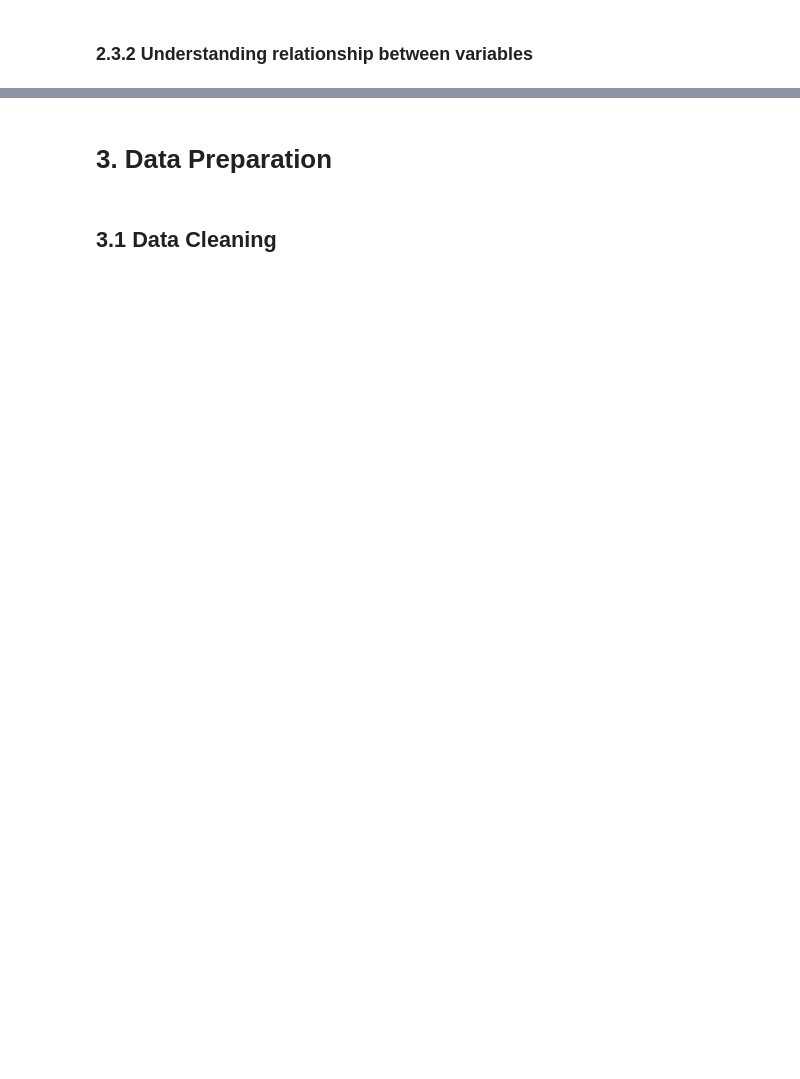
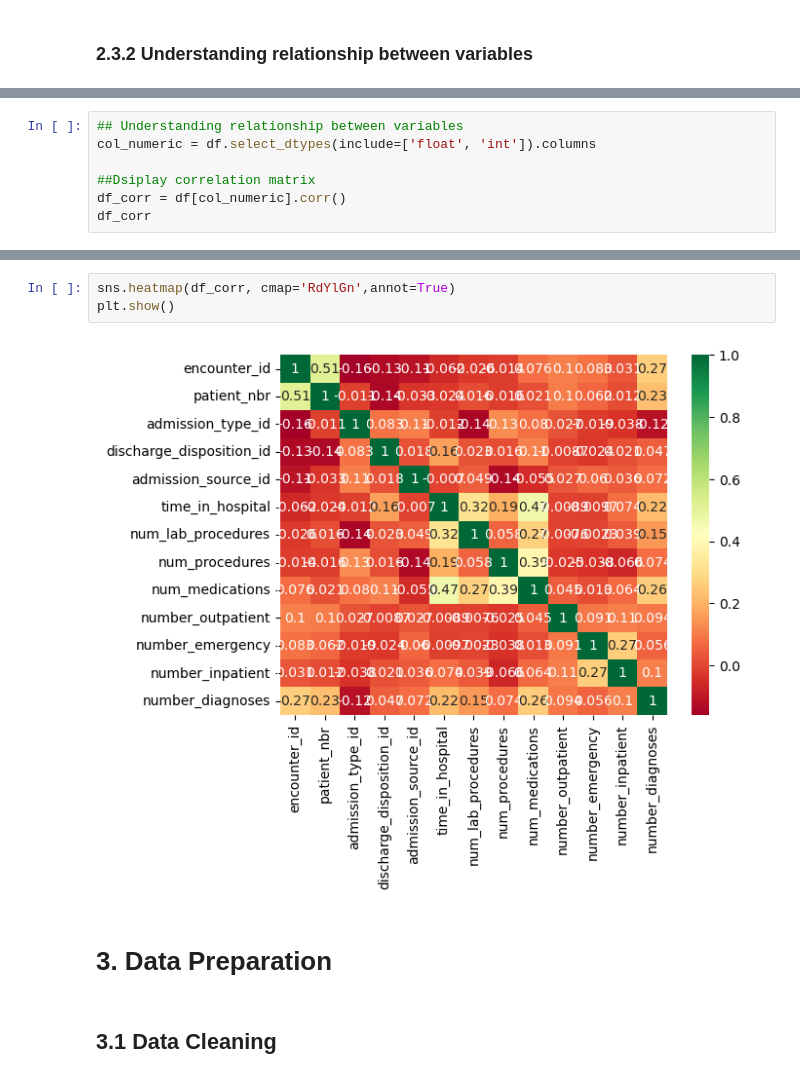
Before and after one commit to saztec/MLDP-C25U02-Apr2026, a Jupyter notebook: Project Dos/MLDP Program Codes Submission Template.ipynb, the cells around one changed output, grey strips where cells are left out. Drawn from its saved outputs; the diff is of its cells as text; blank space fills up the shorter version.

```diff
--- a/Project Dos/MLDP Program Codes Submission Template.ipynb
+++ b/Project Dos/MLDP Program Codes Submission Template.ipynb
@@ -150,0 +149,7 @@ plt.show()
+# %%
+## Understanding relationship between variables
+col_numeric = df.select_dtypes(include=['float', 'int']).columns
+
+##Dsiplay correlation matrix
+df_corr = df[col_numeric].corr()
+df_corr
@@ -151,3 +171,8 @@ plt.show()
+# %%
+sns.heatmap(df_corr, cmap='RdYlGn',annot=True)
+plt.show()
+# %% [output]
+[figure, added]
 # %% [markdown]
 # 3. Data Preparation
 # %% [markdown]
```
Also changed, not shown: parts of 5 cells of this notebook.
